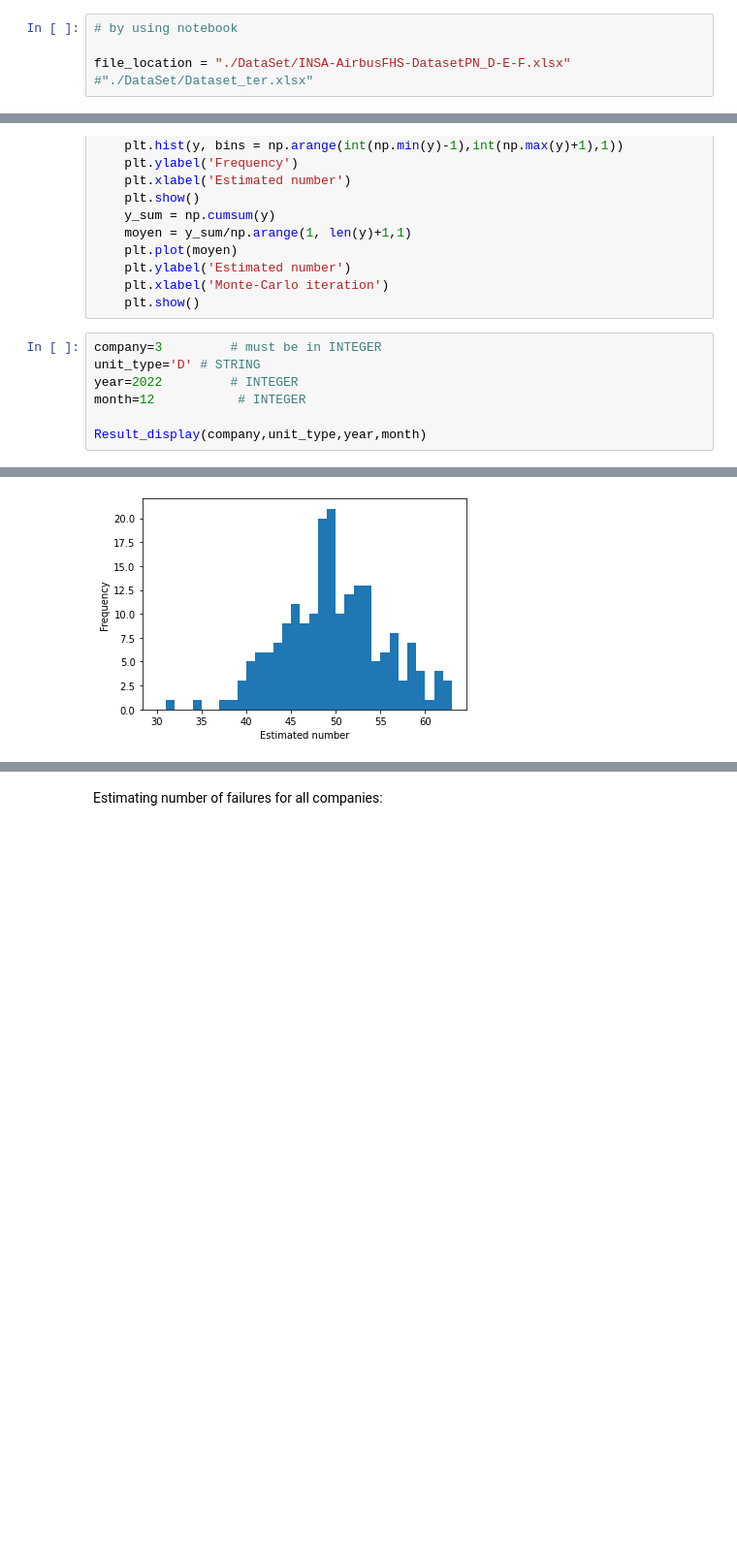
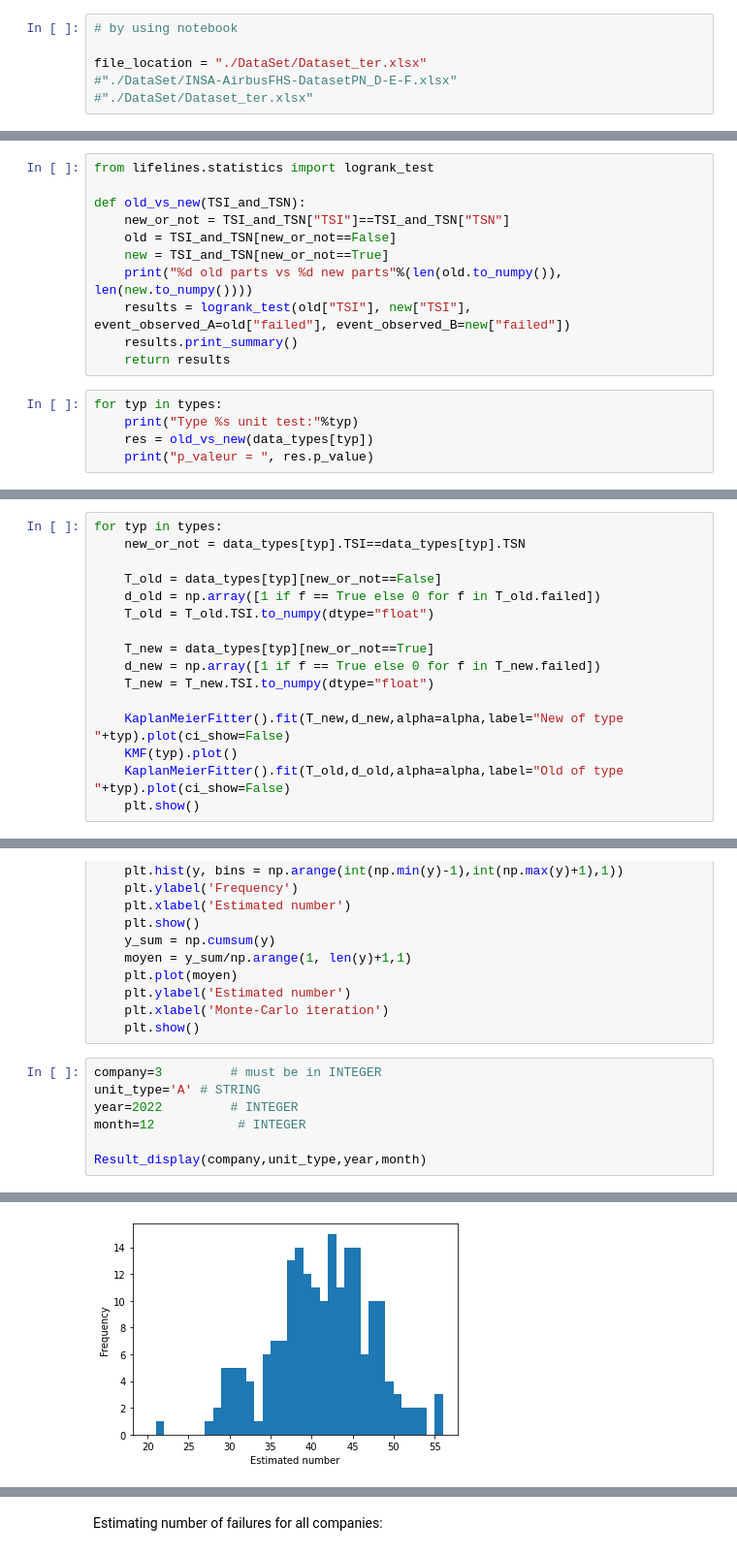
Before and after one commit to nghi-truyen/Flight-Data-Analysis, a Jupyter notebook: FlightDataAnalysis.ipynb, the cells around one changed output, grey strips where cells are left out. Shown: that part at 97% size. Cells and saved outputs as stored; diff of their text form; blank space fills up the shorter version.

```diff
--- a/FlightDataAnalysis.ipynb
+++ b/FlightDataAnalysis.ipynb
@@ -27,7 +27,8 @@ import warnings
 # %%
 # by using notebook
 
-file_location = "./DataSet/INSA-AirbusFHS-DatasetPN_D-E-F.xlsx"
+file_location = "./DataSet/Dataset_ter.xlsx"
+#"./DataSet/INSA-AirbusFHS-DatasetPN_D-E-F.xlsx"
 #"./DataSet/Dataset_ter.xlsx"
 # %% [markdown]
 ##### Data preprocessing :
@@ -177,0 +184,16 @@ for typ in types:
+# %%
+from lifelines.statistics import logrank_test
+
+def old_vs_new(TSI_and_TSN):
+    new_or_not = TSI_and_TSN["TSI"]==TSI_and_TSN["TSN"]
+    old = TSI_and_TSN[new_or_not==False]
+    new = TSI_and_TSN[new_or_not==True]
+    print("%d old parts vs %d new parts"%(len(old.to_numpy()), len(new.to_numpy())))
+    results = logrank_test(old["TSI"], new["TSI"], event_observed_A=old["failed"], event_observed_B=new["failed"])
+    results.print_summary()
+    return results
+# %%
+for typ in types:
+    print("Type %s unit test:"%typ)
+    res = old_vs_new(data_types[typ])
+    print("p_valeur = ", res.p_value)
@@ -177,0 +237,16 @@ for typ in types:
+# %%
+for typ in types:
+    new_or_not = data_types[typ].TSI==data_types[typ].TSN
+
+    T_old = data_types[typ][new_or_not==False]
+    d_old = np.array([1 if f == True else 0 for f in T_old.failed])
+    T_old = T_old.TSI.to_numpy(dtype="float")
+
+    T_new = data_types[typ][new_or_not==True]
+    d_new = np.array([1 if f == True else 0 for f in T_new.failed])
+    T_new = T_new.TSI.to_numpy(dtype="float")
+
+    KaplanMeierFitter().fit(T_new,d_new,alpha=alpha,label="New of type "+typ).plot(ci_show=False)
+    KMF(typ).plot()
+    KaplanMeierFitter().fit(T_old,d_old,alpha=alpha,label="Old of type "+typ).plot(ci_show=False)
+    plt.show()
@@ -315,7 +395,7 @@ def Result_display(company,unit_type,year,month,alpha=alpha,df=data,df_types=dat
     plt.show()
 # %%
 company=3         # must be in INTEGER
-unit_type='D' # STRING
+unit_type='A' # STRING
 year=2022         # INTEGER
 month=12           # INTEGER
 
@@ -328 +408 @@ Simulation time (by second):  3.0041444301605225
-[figure, old version]
+[figure, new version]
```
Also changed, not shown: parts of 25 cells of this notebook, 3 other files.
